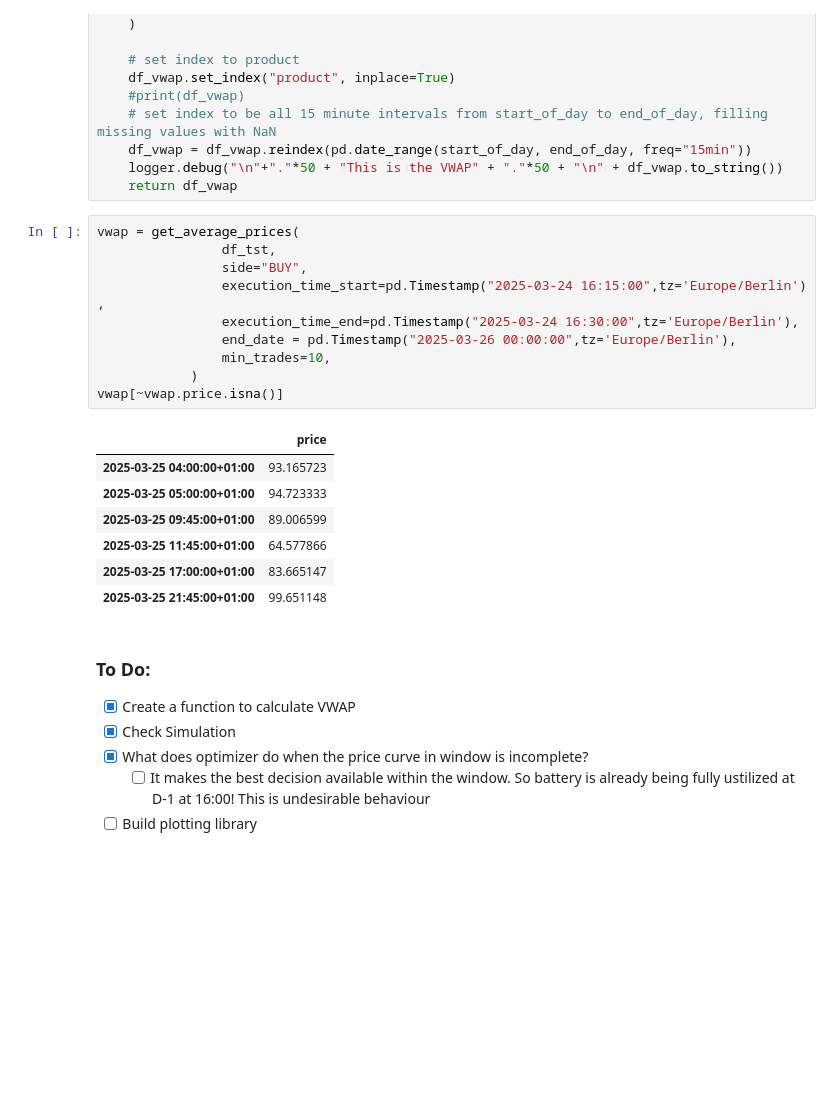
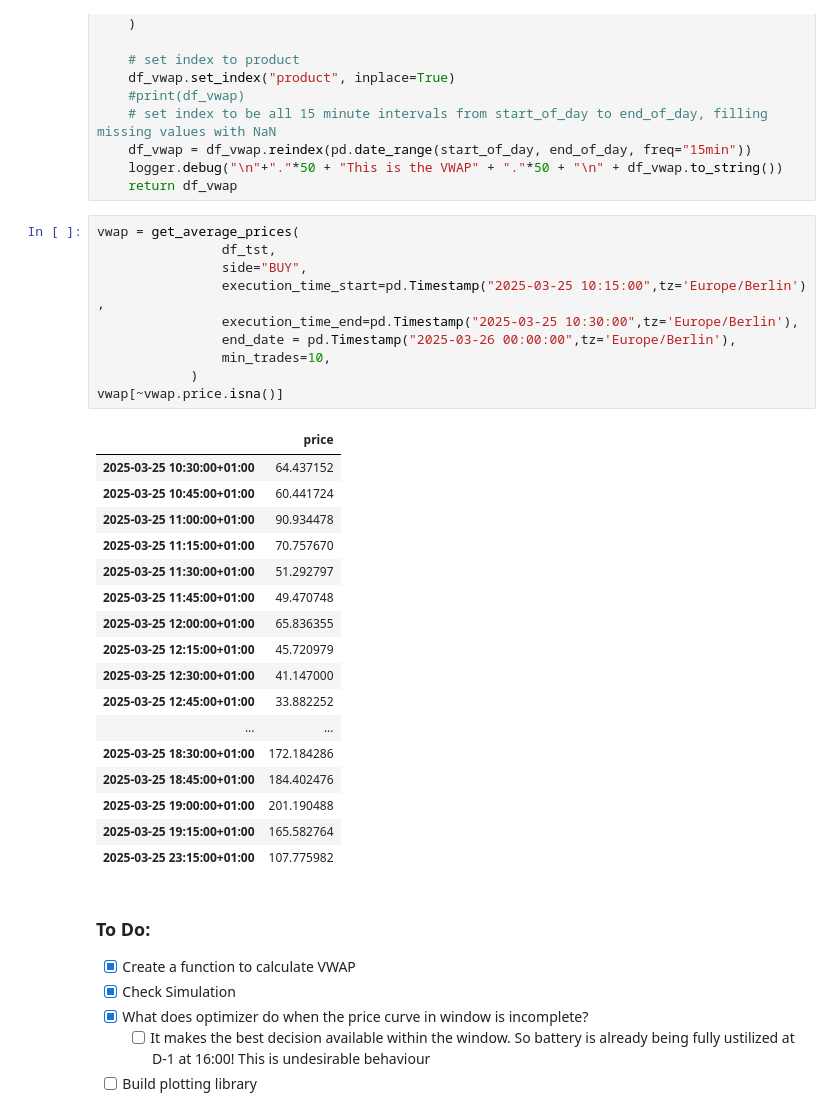
Before and after one commit to ub1999/Rolling-Intrinsic-BESS-Intraday-Trading, a Jupyter notebook: Code/Rolling Intrinsic/Rollingintrinsic_test.ipynb, the cells around one changed output. Drawn from its saved outputs; the diff is of its cells as text; blank space fills up the shorter version.

```diff
--- a/Code/Rolling Intrinsic/Rollingintrinsic_test.ipynb
+++ b/Code/Rolling Intrinsic/Rollingintrinsic_test.ipynb
@@ -102,21 +105,31 @@ def get_average_prices(
 # %%
 vwap = get_average_prices(
                 df_tst,
                 side="BUY",
-                execution_time_start=pd.Timestamp("2025-03-24 16:15:00",tz='Europe/Berlin') ,
-                execution_time_end=pd.Timestamp("2025-03-24 16:30:00",tz='Europe/Berlin'),
+                execution_time_start=pd.Timestamp("2025-03-25 10:15:00",tz='Europe/Berlin') ,
+                execution_time_end=pd.Timestamp("2025-03-25 10:30:00",tz='Europe/Berlin'),
                 end_date = pd.Timestamp("2025-03-26 00:00:00",tz='Europe/Berlin'),
                 min_trades=10,
             )
 vwap[~vwap.price.isna()]
 # %% [output]
 |  | price |
-| 2025-03-25 04:00:00+01:00 | 93.165723 |
-| 2025-03-25 05:00:00+01:00 | 94.723333 |
-| 2025-03-25 09:45:00+01:00 | 89.006599 |
-| 2025-03-25 11:45:00+01:00 | 64.577866 |
-| 2025-03-25 17:00:00+01:00 | 83.665147 |
-| 2025-03-25 21:45:00+01:00 | 99.651148 |
+| 2025-03-25 10:30:00+01:00 | 64.437152 |
+| 2025-03-25 10:45:00+01:00 | 60.441724 |
+| 2025-03-25 11:00:00+01:00 | 90.934478 |
+| 2025-03-25 11:15:00+01:00 | 70.757670 |
+| 2025-03-25 11:30:00+01:00 | 51.292797 |
+| 2025-03-25 11:45:00+01:00 | 49.470748 |
+| 2025-03-25 12:00:00+01:00 | 65.836355 |
+| 2025-03-25 12:15:00+01:00 | 45.720979 |
+| 2025-03-25 12:30:00+01:00 | 41.147000 |
+| 2025-03-25 12:45:00+01:00 | 33.882252 |
+| ... | ... |
+| 2025-03-25 18:30:00+01:00 | 172.184286 |
+| 2025-03-25 18:45:00+01:00 | 184.402476 |
+| 2025-03-25 19:00:00+01:00 | 201.190488 |
+| 2025-03-25 19:15:00+01:00 | 165.582764 |
+| 2025-03-25 23:15:00+01:00 | 107.775982 |
 # %% [markdown]
 ### To Do:
 - [x] Create a function to calculate VWAP
```
Also changed, not shown: parts of 5 cells of this notebook, 12 other files.
